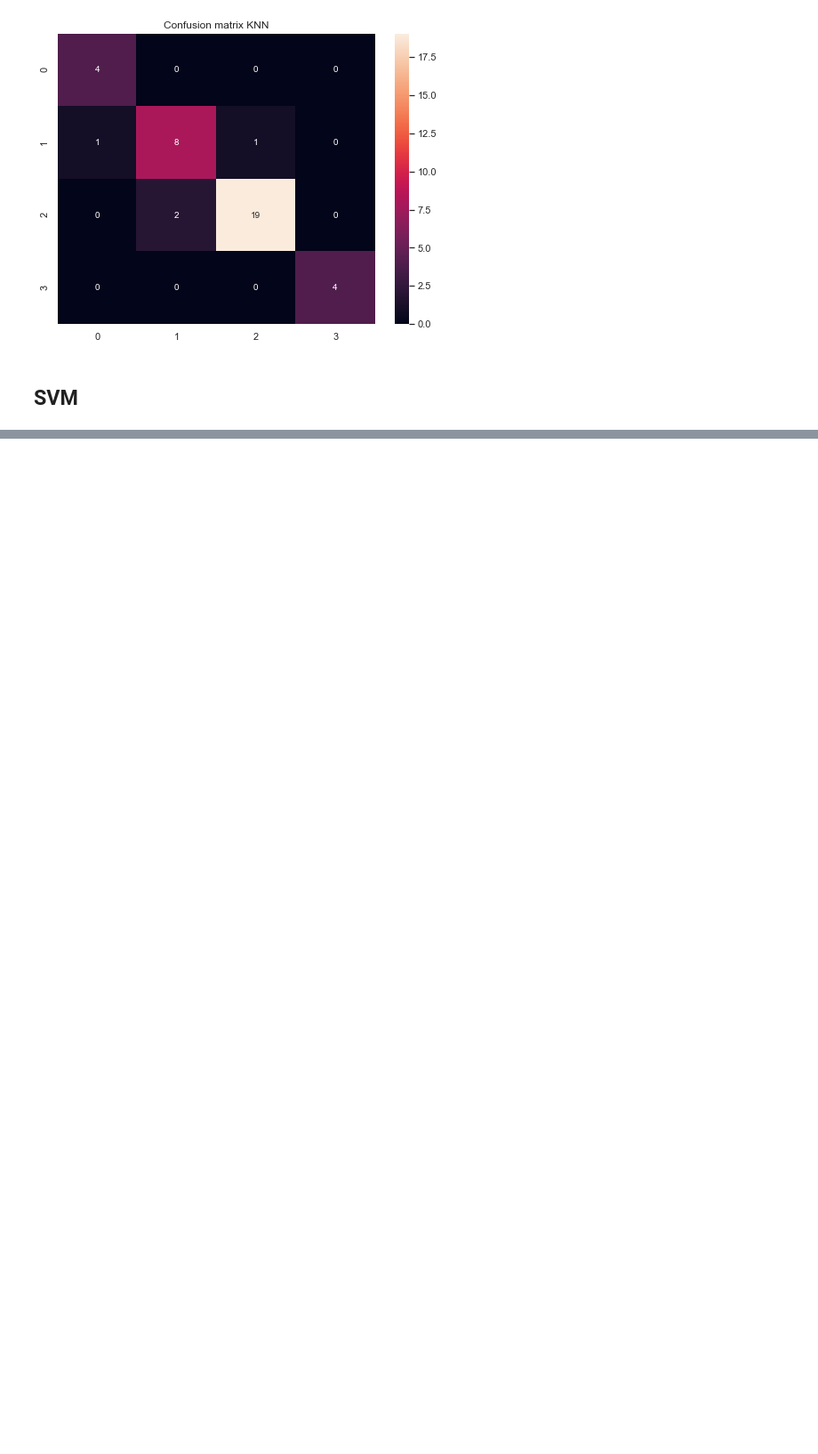
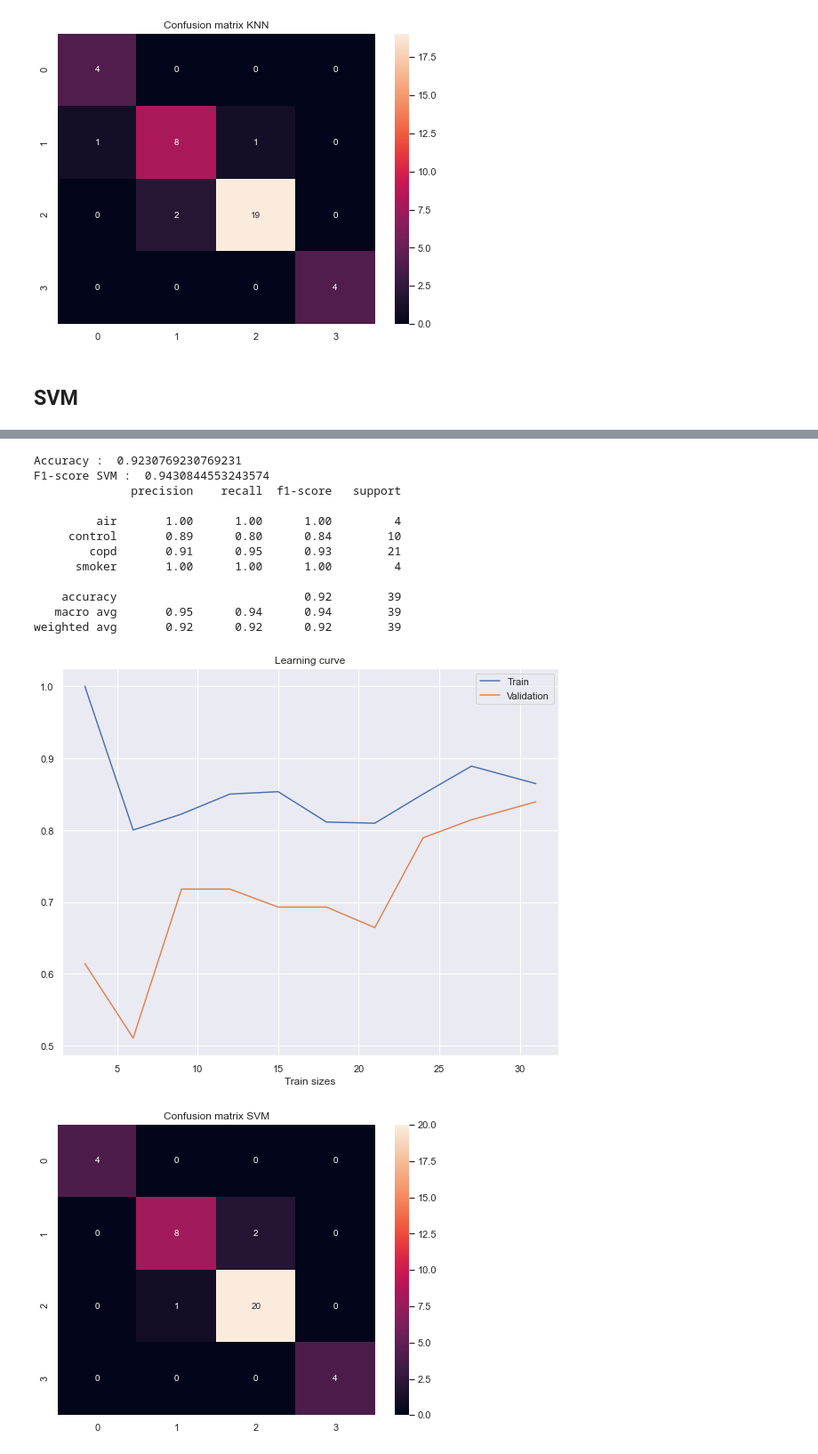
Before and after one commit to MohamedNennouche/COPD-Detection, a Jupyter notebook: COPD-1D-signals.ipynb, the cells around one changed output, grey strips where cells are left out. Shown at 89% size. Cells and saved outputs as stored; diff of their text form; code cells hidden in the pictures; blank space fills up the shorter version.

```diff
--- a/COPD-1D-signals.ipynb
+++ b/COPD-1D-signals.ipynb
@@ -328,0 +391,17 @@ weighted avg       0.90      0.90      0.90        39
+# %%
+svmcapteur(data=data_capteur3,test_size=0.5)
+# %% [output]
+Accuracy :  0.9230769230769231
+F1-score SVM :  0.9430844553243574
+              precision    recall  f1-score   support
+
+         air       1.00      1.00      1.00         4
+     control       0.89      0.80      0.84        10
+        copd       0.91      0.95      0.93        21
+      smoker       1.00      1.00      1.00         4
+
+    accuracy                           0.92        39
+   macro avg       0.95      0.94      0.94        39
+weighted avg       0.92      0.92      0.92        39
+[figure, added]
+[figure, added]
```
Also changed, not shown: parts of 9 cells of this notebook.
